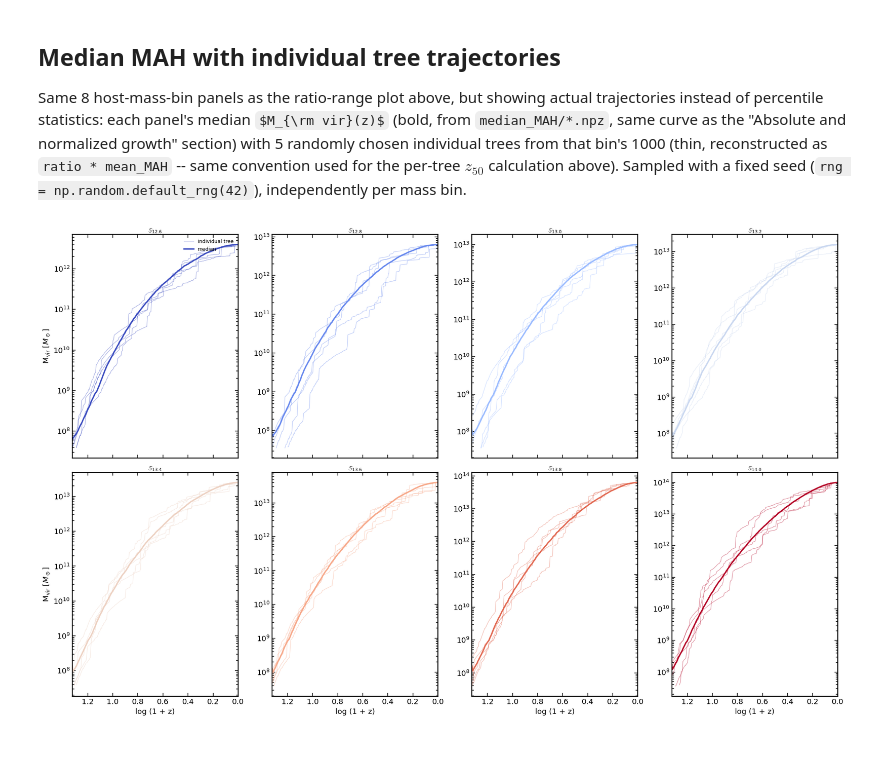
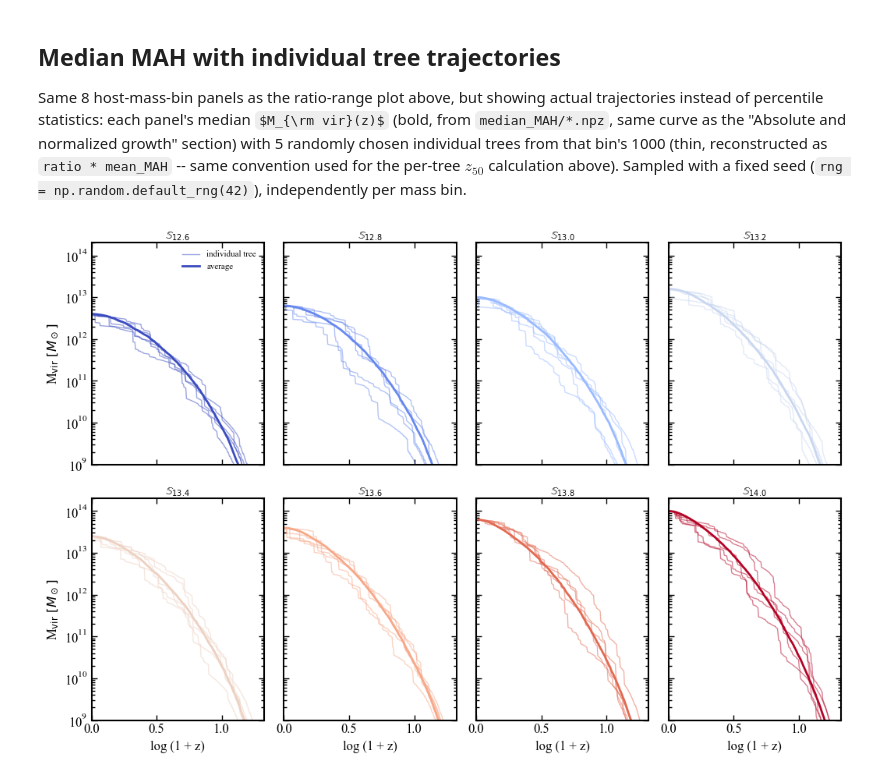
Before and after one commit to jsmonzon/MassSpec, a Jupyter notebook: notebooks/paper3/median_MAHs.ipynb, the cells around one changed output. Saved outputs shown, nothing was run; the diff lists cells and outputs as text; code cells hidden in the pictures; some formulas as TeX source; blank space fills up the shorter version.

```diff
--- a/notebooks/paper3/median_MAHs.ipynb
+++ b/notebooks/paper3/median_MAHs.ipynb
@@ -248,36 +248,37 @@ Same 8 host-mass-bin panels as the ratio-range plot above, but showing actual tr
 rng = np.random.default_rng(42)
 n_show = 5
 
-fig, axes = plt.subplots(2, 4, figsize=(double_textwidth * 2.6, double_textwidth * 1.6),
-                          sharex=True)
+fig, axes = plt.subplots(2, 4, figsize=(double_textwidth*1.5, double_textwidth),
+                          sharex=True, sharey=True)
 axes = axes.flatten()
 
 for i, logM0 in enumerate(logMvir_bins):
     color = cmap(norm(logM0))
     ratio = ratio_stats[logM0]["ratio"]
     M_mean = np.load(mean_dir + f"{logM0:.1f}_files_mean_MAH.npz")["M"]
     MAH_tree = ratio * M_mean[None, :]  # (1000, 354), each row a tree's own absolute MAH
 
     n_trees = MAH_tree.shape[0]
     sample_idx = rng.choice(n_trees, size=n_show, replace=False)
 
     ax = axes[i]
     for k, j in enumerate(sample_idx):
-        ax.plot(xvals, MAH_tree[j], color=color, lw=0.8, alpha=0.45,
+        ax.plot(xvals, MAH_tree[j], color=color, lw=1, alpha=0.5,
                  label="individual tree" if (i == 0 and k == 0) else None)
-    ax.plot(xvals, M[i], color=color, lw=2.2, label="median" if i == 0 else None)
+    ax.plot(xvals, M[i], color=color, lw=2, label="average" if i == 0 else None)
     ax.set_yscale("log")
-    ax.set_xlim(xvals.max(), 0)
+    ax.set_xlim(0, xvals.max())
+    ax.set_ylim(1e9, 2e14)
     ax.set_title(mvir_label[i], fontsize=10, pad=2)
 
 for ax in axes[4:]:
     ax.set_xlabel("log (1 + z)")
 for ax in [axes[0], axes[4]]:
     ax.set_ylabel(r"M$_{\rm vir}\ [M_\odot]$")
 
 axes[0].legend(fontsize=8, frameon=False, loc="upper right")
 plt.tight_layout()
 # plt.savefig("../../figures/median_MAH_individual_trees.pdf", bbox_inches="tight")  # not auto-saving to disk -- left inline only
 plt.show()
 # %% [output]
-[figure, old version]
+[figure, new version]
```
Also changed, not shown: parts of 3 cells of this notebook, 21 other files.
